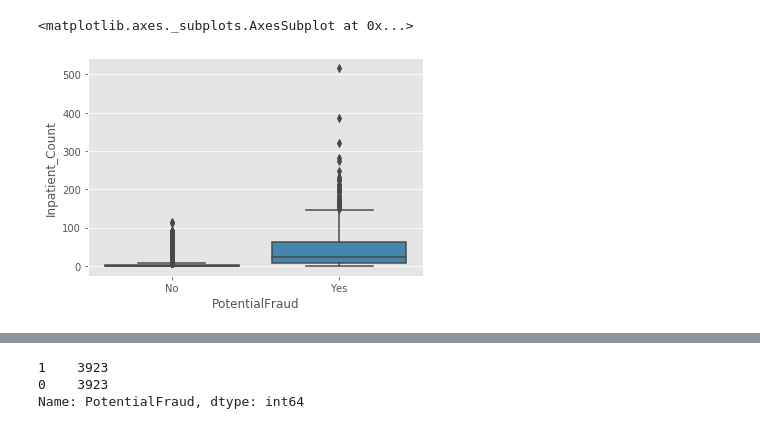
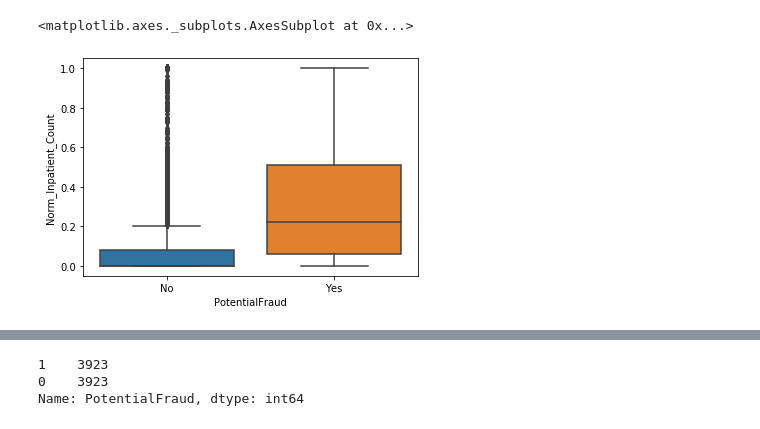
Before and after one commit to cosmochoi/healthcare_fraud, a Jupyter notebook: ML_models_networkadjusted.ipynb, the cells around one changed output, grey strips where cells are left out. Drawn from its saved outputs; the diff is of its cells as text; code cells hidden in the pictures.

```diff
--- a/ML_models_networkadjusted.ipynb
+++ b/ML_models_networkadjusted.ipynb
@@ -52,8 +130,8 @@ sns.boxplot(x='PotentialFraud',y='Norm_Outpatient_Count',data=features)
 # %%
-sns.boxplot(x='PotentialFraud',y='Inpatient_Count',data=features)
+sns.boxplot(x='PotentialFraud',y='Norm_Inpatient_Count',data=features)
 # %% [output]
 <matplotlib.axes._subplots.AxesSubplot at 0x...>
-[figure, old version]
+[figure, new version]
 # %%
 features['PotentialFraud'] = features['PotentialFraud'].map({'No': 0, 'Yes': 1})
 #features.set_index('Provider', inplace=True)
```
Also changed, not shown: parts of 7 cells of this notebook, 4 other files.
